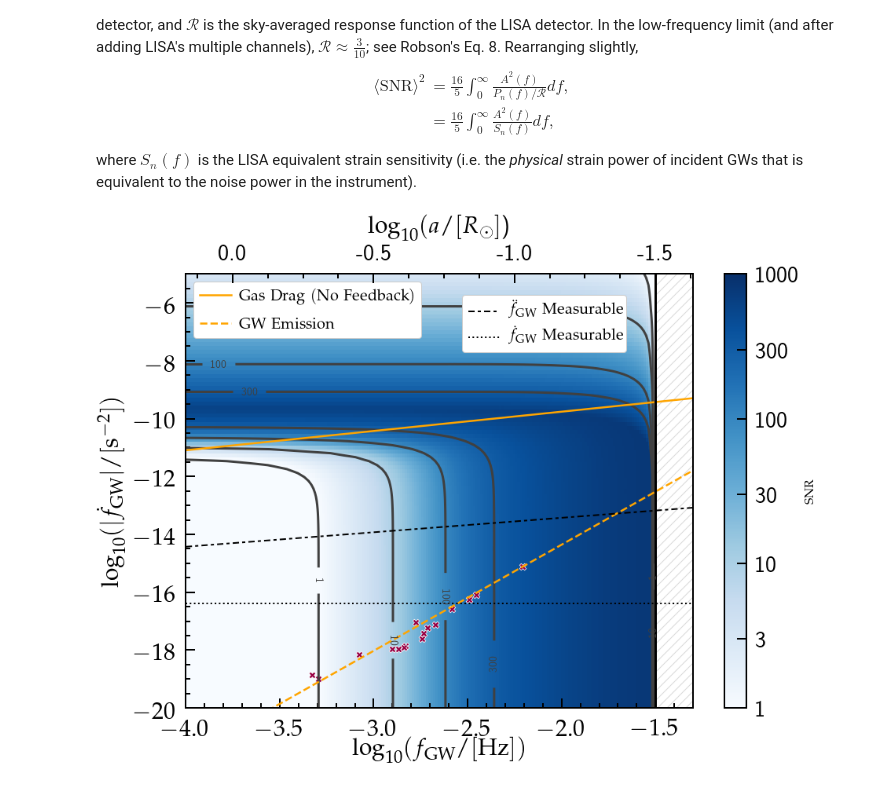
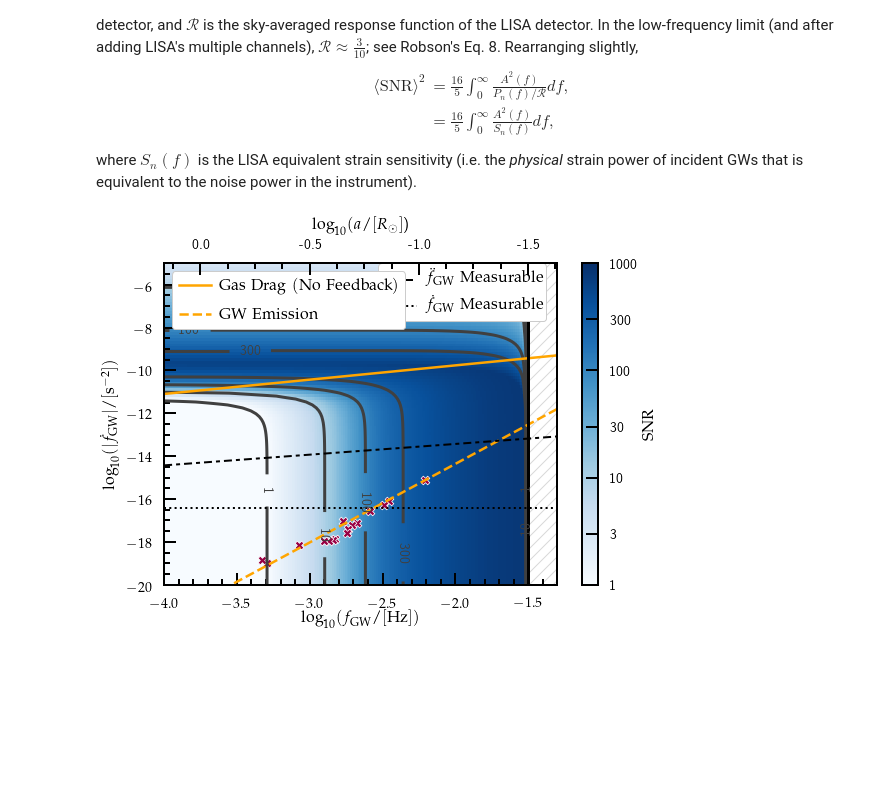
Before and after one commit to tcallister/LISA-and-CE-Evolution, a Jupyter notebook: SNR_grid.ipynb, the cells around one changed output. Cells and saved outputs as stored; diff of their text form; code cells hidden in the pictures; blank space fills up the shorter version.

Commit message:
SNR plot working but ugly

```diff
--- a/SNR_grid.ipynb
+++ b/SNR_grid.ipynb
@@ -218,7 +218,7 @@ for i in range(f_gws.size):
         rhos[i,j] = snr_from_f_fdot(f_gws[i],fdot_gws[j],0.5,0.3)
 
 # Create colormap and label a few contours
-fig,ax = plt.subplots(figsize=(13,10))
+fig,ax = plt.subplots(figsize=(8,6))
 PS = ax.pcolormesh(np.log10(f_gws),np.log10(fdot_gws),np.log10(rhos).T,cmap='Blues',vmin=0,vmax=3,rasterized=True)
 CS = ax.contour(np.log10(f_gws),np.log10(fdot_gws),rhos.T,levels=[1,10,100,300],colors='#404040')
 
@@ -232,51 +232,59 @@ ax.plot(np.log10(f_ref),np.log10(fdot_drag),lw=2.5,color='orange',label=r'$\math
 ax.plot(np.log10(xs),np.log10(ys),lw=2.5,color='orange',ls='--',label=r'$\mathrm{GW\ Emission}$')
 
 # Misc plot formatting
+label_locations = []
 ax.clabel(CS, inline=1, fontsize=14, fmt="%.0f", inline_spacing=5)
-ax.set_xlabel(r'$\log_{10}(f_\mathrm{GW} / \mathrm{[Hz]})$') #,fontsize=16)
-ax.set_ylabel(r'$\log_{10}(|\dot f_\mathrm{GW}| / [\mathrm{s}^{-2}])$') #,fontsize=16)
-# ax.tick_params(labelsize=14)
+ax.set_xlabel(r'$\log_{10}(f_\mathrm{GW} / \mathrm{[Hz]})$', fontsize=16)
+ax.set_ylabel(r'$\log_{10}(|\dot f_\mathrm{GW}| / [\mathrm{s}^{-2}])$',fontsize=16)
+ax.tick_params(labelsize=14)
 ax.yaxis.tick_left()
 
 # Set up colorbar and overwrite log10(SNRs) with standard SNRs
 cb = fig.colorbar(PS)
 cb.set_label(label="$\mathrm{SNR}$",fontsize=16,labelpad=6)
-# cb.ax.tick_params(labelsize=14)
+cb.ax.tick_params(labelsize=14)
 cb.set_ticks(np.log10([1,3,10,30,100,300,1000]))
 cb.ax.tick_params(which = 'minor', length = 0)
 cb.set_ticklabels([1,3,10,30,100,300,1000])
 ax.set_ylim(-20,-5)
 ax.set_xlim(-4,-1.3)
 
 # Plot lines denoting min detectable fdots and fddots
 fdot_min = 1./(5.*year)**2.
 fddot_min = (2./(5.*year))/(5.*year)**2.
 fdot_at_minimum_fddot = np.sqrt((3./11.)*xs*fddot_min)
 ls1, = ax.plot(np.log10(xs),np.log10(fdot_at_minimum_fddot),color='black',dashes=(4,2,2,2),lw=2)
 ls2 = ax.axhline(y=np.log10(fdot_min),color='black',ls=':',lw=2)
 
-# Legends
-leg = plt.legend([ls1,ls2], ["$\ddot f_\mathrm{GW}\ \mathrm{Measurable}$", "$\dot f_\mathrm{GW}\  \mathrm{Measurable}$"], fontsize=20,
-                 frameon=True,framealpha=1,loc=(0.545,0.82), handletextpad=0.5)
+
+# # Legends
+leg = plt.legend([ls1,ls2],
+                 ["$\ddot f_\mathrm{GW}\ \mathrm{Measurable}$",
+                  "$\dot f_\mathrm{GW}\ \mathrm{Measurable}$"],
+                 fontsize=16,
+                 frameon=True,framealpha=1,loc=(0.545,0.82),
+                 handletextpad=0.5)
 ax.add_artist(leg)
-plt.legend(loc='upper left',fontsize=20,frameon=True,framealpha=1,labelspacing=0.8, handletextpad=0.5)
+plt.legend(loc='upper left',fontsize=16,frameon=True,framealpha=1,
+           labelspacing=0.8, handletextpad=0.5)
 
 # Construct secondary x-axis and get proper tick labels/positions
 semi_as = a_from_fGW_mass(f_gws,0.5,0.3)/Rsun
 ax2 = ax.twiny()
 ax2.set_xlim(ax.get_xlim())
-# ax2.tick_params(labelsize=14)
+ax2.tick_params(labelsize=14)
 logR_ticks = np.linspace(0,-1.5,4)
 logfGW_vals_at_R_ticks = np.log10(fGW_from_a_mass(10.**logR_ticks*Rsun,0.5,0.3))
 ax2.set_xticks(logfGW_vals_at_R_ticks)
 ax2.set_xticklabels(logR_ticks)
-ax2.set_xlabel(r'$\log_{10}(a / [R_\odot]$)')
+ax2.set_xlabel(r'$\log_{10}(a / [R_\odot]$)', fontsize=16)
 
-# Fill in the region to the right of logf = -1.5
+
+# # Fill in the region to the right of logf = -1.5
 ax.axvline(x=-1.5,color='black')
 ax.fill_betweenx([-20,-5],-1.5,-1.3,hatch='//',facecolor='white',edgecolor='grey',alpha=0.3)
 
 plt.tight_layout()
-plt.savefig('snr_grid_edited.pdf', bbox_inches='tight')
+# plt.savefig('snr_grid.pdf', bbox_inches='tight')
 # %% [output]
-[figure, old version]
+[figure, new version]
```
